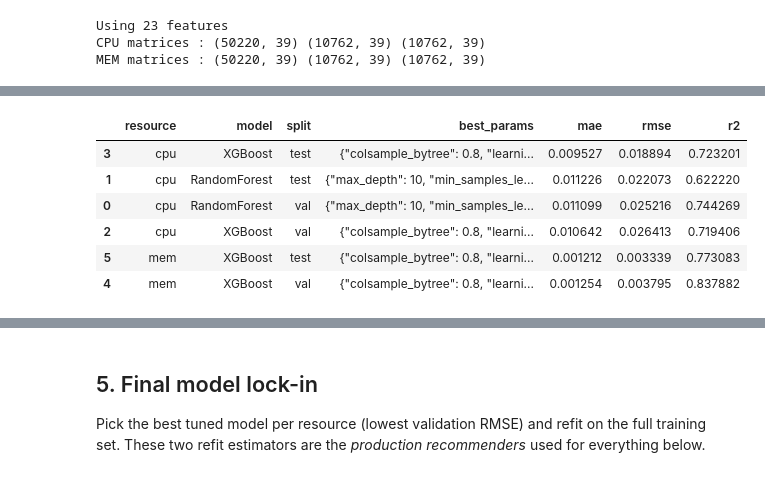
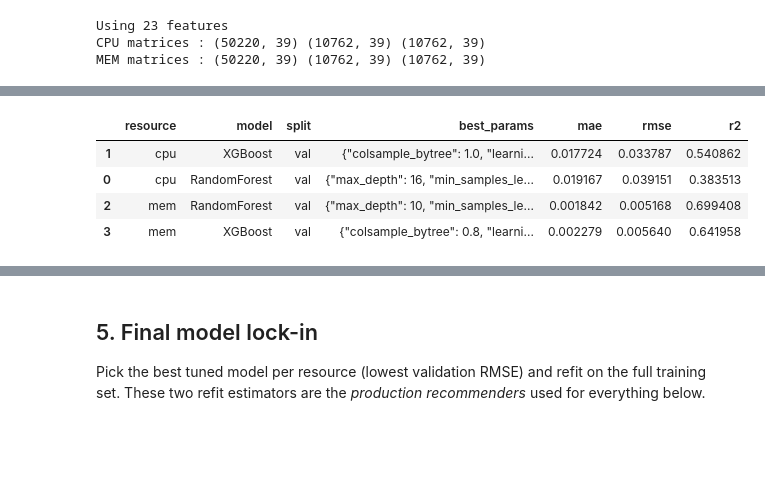
Before and after one commit to sonalilonkar1/masters-project, a Jupyter notebook: notebooks/subset/subset-06-final-recommender.ipynb, the cells around one changed output, grey strips where cells are left out. Cells and saved outputs as stored; diff of their text form; code cells hidden in the pictures; blank space fills up the shorter version.

```diff
--- a/notebooks/subset/subset-06-final-recommender.ipynb
+++ b/notebooks/subset/subset-06-final-recommender.ipynb
@@ -407,52 +447,82 @@ Fitting 3 folds for each of 2 candidates, totalling 6 fits
 # %%
 def score_on(model, X, y):
     pred = model.predict(X)
     return {
         "mae": float(mean_absolute_error(y, pred)),
         "rmse": rmse(y, pred),
         "r2": float(r2_score(y, pred)),
     }
 
 
+# Candidate models are compared using validation only.
+# Test remains untouched until final model selection is complete.
+
 tuning_rows = []
-for name, gs, X_va, y_va, X_te, y_te, resource in [
-    ("RandomForest", cpu_rf_tuned, X_val_cpu, y_val_cpu, X_test_cpu, y_test_cpu, "cpu"),
-    ("XGBoost",      cpu_xgb_tuned, X_val_cpu, y_val_cpu, X_test_cpu, y_test_cpu, "cpu"),
-    ("XGBoost",      mem_xgb_tuned, X_val_mem, y_val_mem, X_test_mem, y_test_mem, "mem"),
+
+for name, gs, X_va, y_va, resource in [
+    (
+        "RandomForest",
+        cpu_rf_tuned,
+        X_val_cpu,
+        y_val_cpu,
+        "cpu"
+    ),
+    (
+        "XGBoost",
+        cpu_xgb_tuned,
+        X_val_cpu,
+        y_val_cpu,
+        "cpu"
+    ),
+    (
+        "RandomForest",
+        mem_rf_tuned,
+        X_val_mem,
+        y_val_mem,
+        "mem"
+    ),
+    (
+        "XGBoost",
+        mem_xgb_tuned,
+        X_val_mem,
+        y_val_mem,
+        "mem"
+    ),
 ]:
-    # Validation is used for model comparison/selection
-    val_scores = score_on(gs.best_estimator_, X_va, y_va)
+    val_scores = score_on(
+        gs.best_estimator_,
+        X_va,
+        y_va
+    )
 
     tuning_rows.append({
         "resource": resource,
         "model": name,
         "split": "val",
         "best_params": json.dumps(gs.best_params_),
         **val_scores,
     })
 
-    # Test is for final held-out reporting only
-    test_scores = score_on(gs.best_estimator_, X_te, y_te)
-
-    tuning_rows.append({
-        "resource": resource,
-        "model": name,
-        "split": "test",
-        "best_params": json.dumps(gs.best_params_),
-        **test_scores,
-    })
 
 tuning_df = pd.DataFrame(tuning_rows)
-tuning_df.to_csv(TABLE_DIR / "ml_tuning_summary_v0.csv", index=False, float_format="%.6f")
-display(tuning_df.sort_values(["resource", "split", "rmse"]))
+
+tuning_df.to_csv(
+    TABLE_DIR / "ml_tuning_summary_v0.csv",
+    index=False,
+    float_format="%.6f"
+)
+
+display(
+    tuning_df.sort_values(
+        ["resource", "rmse"]
+    )
+)
 # %% [output]
 |  | resource | model | split | best_params | mae | rmse | r2 |
-| 3 | cpu | XGBoost | test | {"colsample_bytree": 0.8, "learni... | 0.009527 | 0.018894 | 0.723201 |
-| 1 | cpu | RandomForest | test | {"max_depth": 10, "min_samples_le... | 0.011226 | 0.022073 | 0.622220 |
-| 0 | cpu | RandomForest | val | {"max_depth": 10, "min_samples_le... | 0.011099 | 0.025216 | 0.744269 |
-| 2 | cpu | XGBoost | val | {"colsample_bytree": 0.8, "learni... | 0.010642 | 0.026413 | 0.719406 |
-| 5 | mem | XGBoost | test | {"colsample_bytree": 0.8, "learni... | 0.001212 | 0.003339 | 0.773083 |
-| 4 | mem | XGBoost | val | {"colsample_bytree": 0.8, "learni... | 0.001254 | 0.003795 | 0.837882 |
+| 1 | cpu | XGBoost | val | {"colsample_bytree": 1.0, "learni... | 0.017724 | 0.033787 | 0.540862 |
+| 0 | cpu | RandomForest | val | {"max_depth": 16, "min_samples_le... | 0.019167 | 0.039151 | 0.383513 |
+| 2 | mem | RandomForest | val | {"max_depth": 10, "min_samples_le... | 0.001842 | 0.005168 | 0.699408 |
+| 3 | mem | XGBoost | val | {"colsample_bytree": 0.8, "learni... | 0.002279 | 0.005640 | 0.641958 |
 # %% [markdown]
 ## 4. Cross-validation: stronger than a single train/val split
 
```
Also changed, not shown: parts of 18 cells of this notebook, 19 other files.
